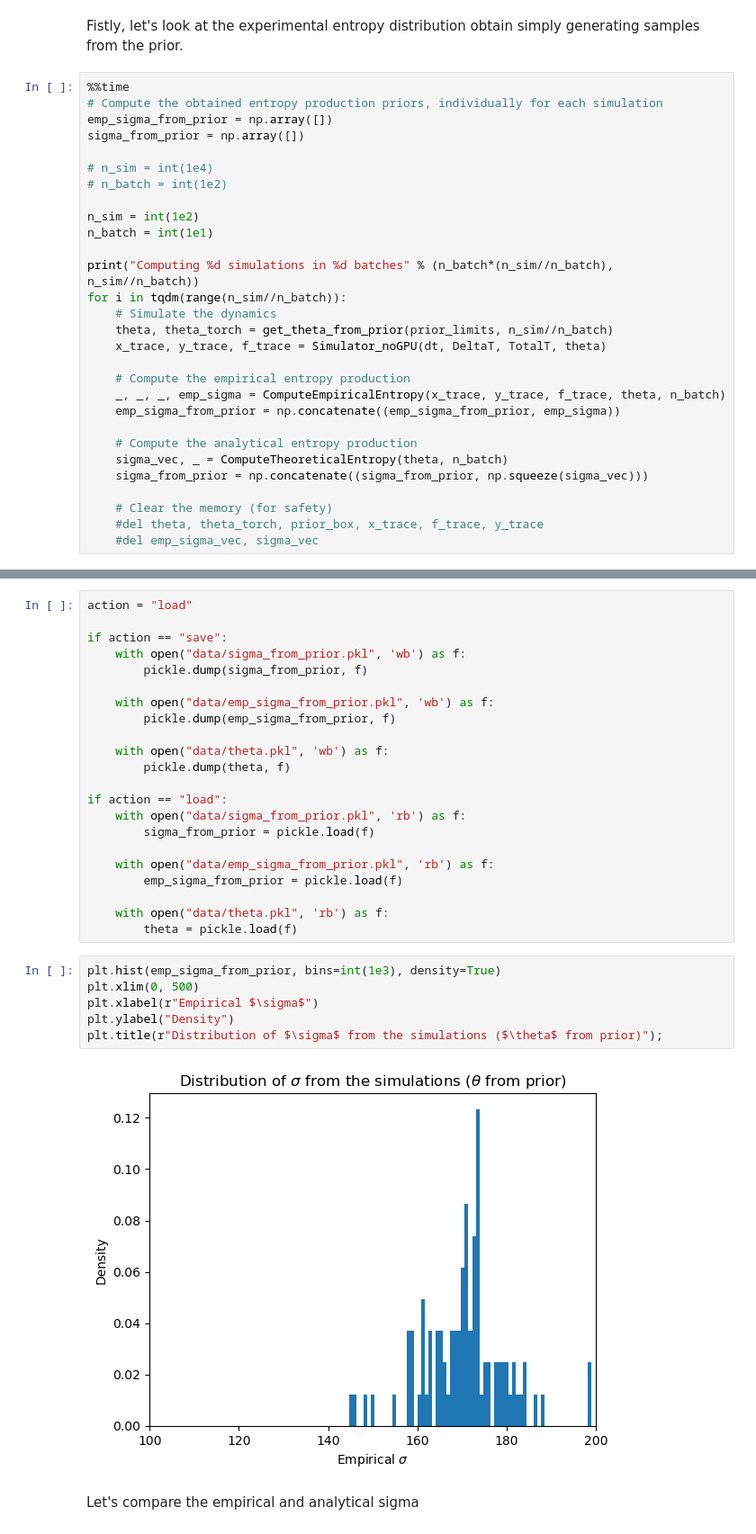
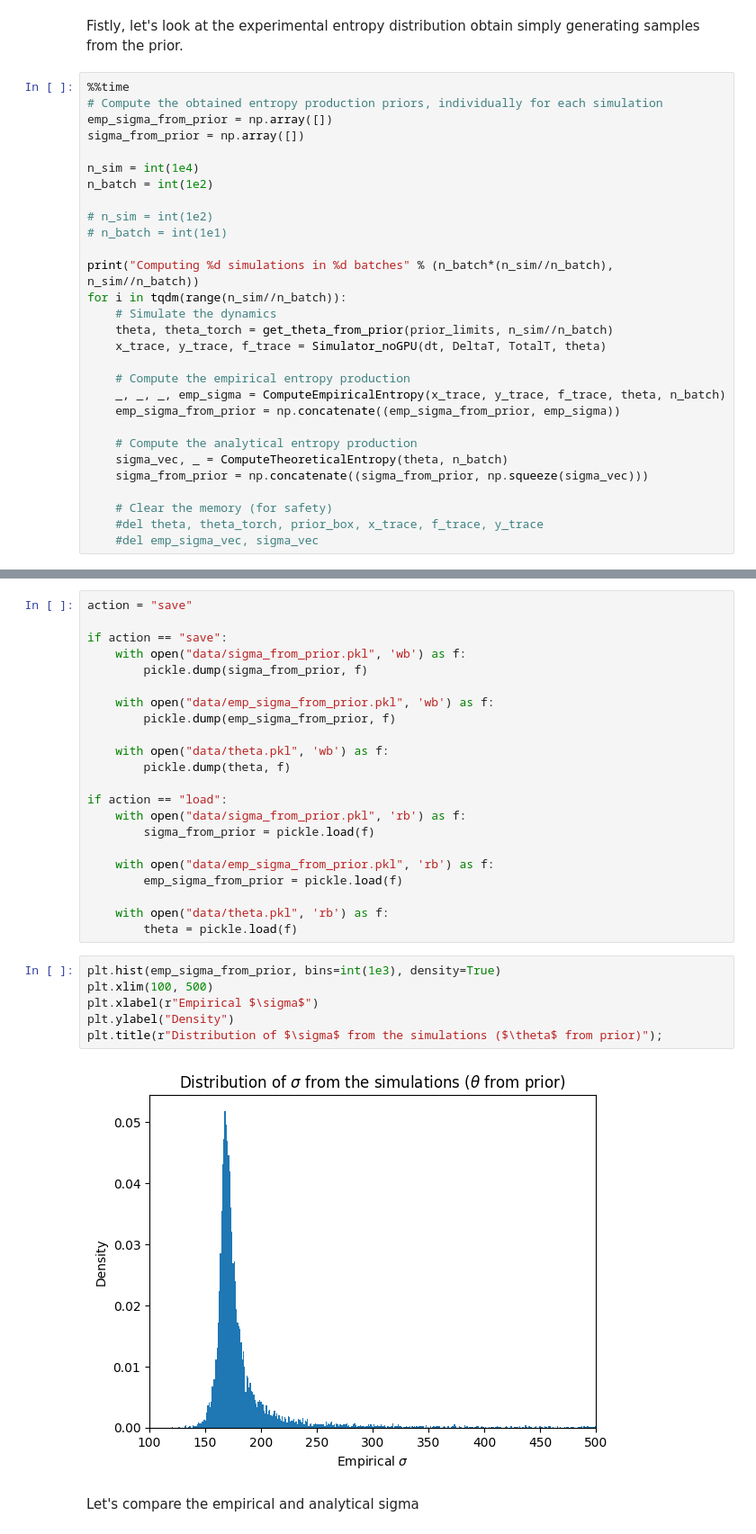
Before and after one commit to jacopocarotenuto/SBI_RedBloodCells, a Jupyter notebook: results.ipynb, the cells around one changed output, grey strips where cells are left out. Shown at 90% size. Drawn from its saved outputs; the diff is of its cells as text.

Commit message:
histo

```diff
--- a/results.ipynb
+++ b/results.ipynb
@@ -317,11 +315,11 @@ Fistly, let's look at the experimental entropy distribution obtain simply genera
 emp_sigma_from_prior = np.array([])
 sigma_from_prior = np.array([])
 
-# n_sim = int(1e4)
-# n_batch = int(1e2)
+n_sim = int(1e4)
+n_batch = int(1e2)
 
-n_sim = int(1e2)
-n_batch = int(1e1)
+# n_sim = int(1e2)
+# n_batch = int(1e1)
 
 print("Computing %d simulations in %d batches" % (n_batch*(n_sim//n_batch), n_sim//n_batch))
 for i in tqdm(range(n_sim//n_batch)):
@@ -347,5 +345,5 @@ Wall time: 28.3 s
 # %%
-action = "load"
+action = "save"
 
 if action == "save":
     with open("data/sigma_from_prior.pkl", 'wb') as f:
@@ -368,12 +366,12 @@ if action == "load":
         theta = pickle.load(f)
 # %%
 plt.hist(emp_sigma_from_prior, bins=int(1e3), density=True)
-plt.xlim(0, 500)
+plt.xlim(100, 500)
 plt.xlabel(r"Empirical $\sigma$")
 plt.ylabel("Density")
 plt.title(r"Distribution of $\sigma$ from the simulations ($\theta$ from prior)");
 # %% [output]
-[figure, old version]
+[figure, new version]
 # %% [markdown]
 Let's compare the empirical and analytical sigma
 # %%
```
Also changed, not shown: parts of 4 cells of this notebook.
